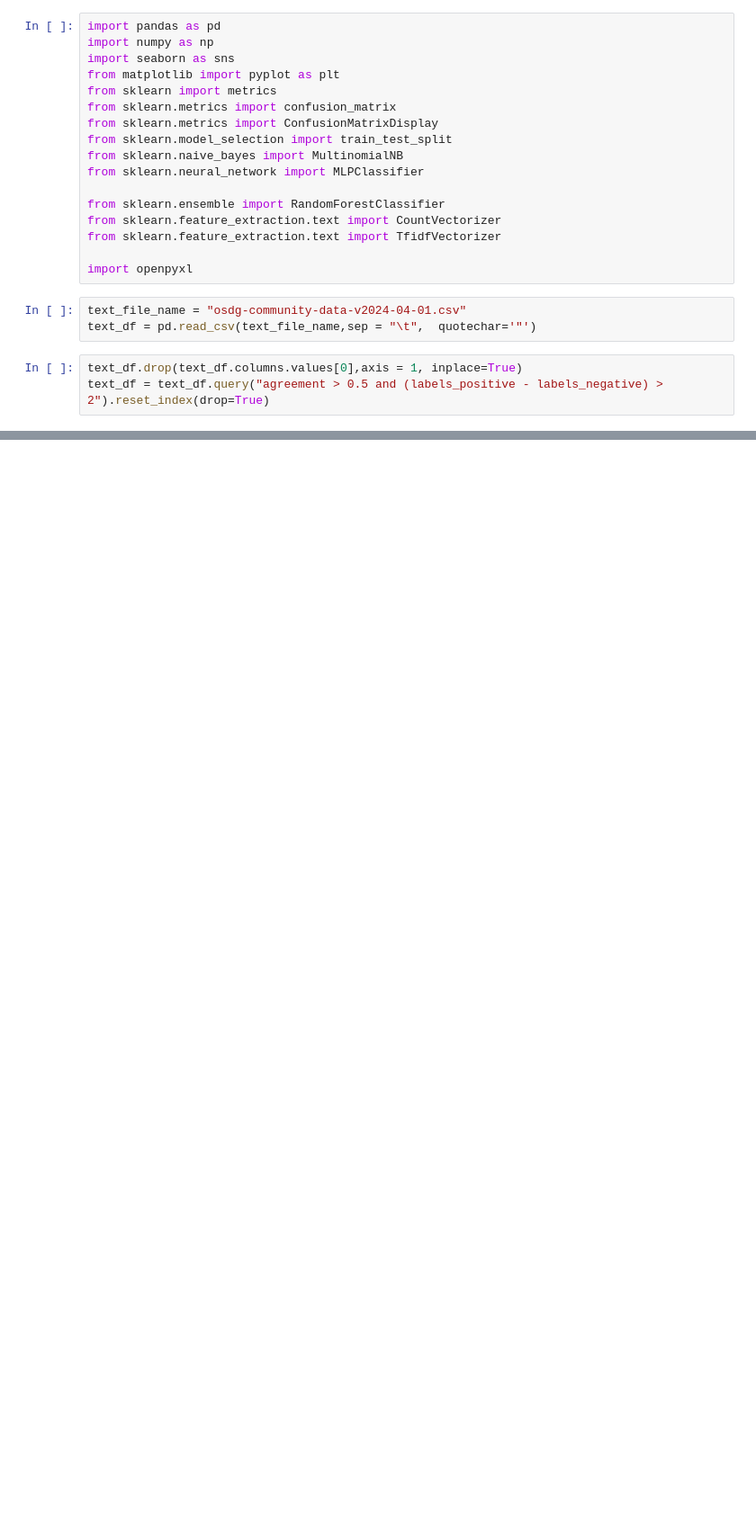
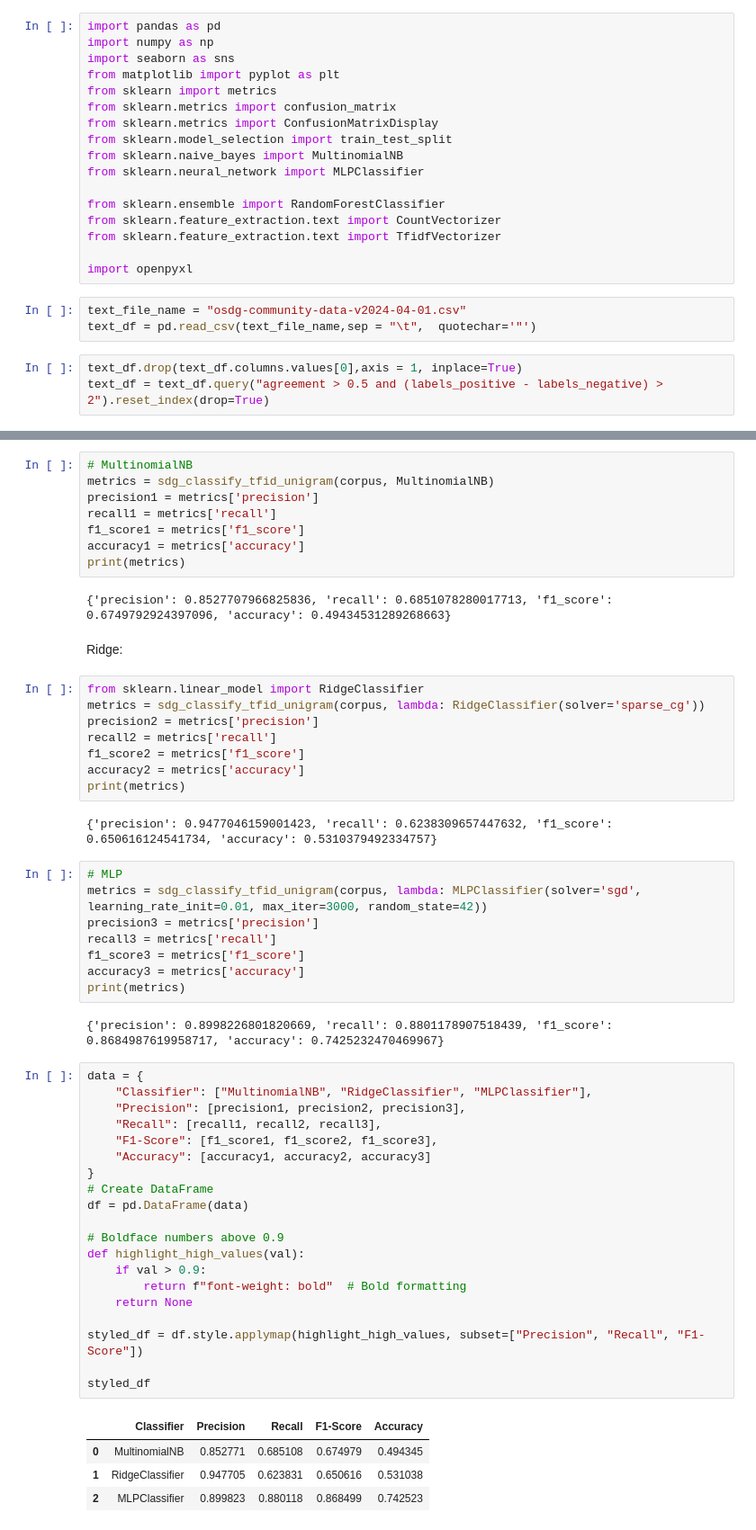
Before and after one commit to J03huaY/Math485, a Jupyter notebook: textdata_project.ipynb, the cells around one changed output, grey strips where cells are left out. Shown: that part at 90% size. Cells and saved outputs as stored; diff of their text form; blank space fills up the shorter version.

Commit message:
Final commit of text data

```diff
--- a/textdata_project.ipynb
+++ b/textdata_project.ipynb
@@ -83,0 +474,57 @@ sdg_classify(corpus, RandomForestClassifier)
+# %%
+# MultinomialNB
+metrics = sdg_classify_tfid_unigram(corpus, MultinomialNB)
+precision1 = metrics['precision']
+recall1 = metrics['recall']
+f1_score1 = metrics['f1_score']
+accuracy1 = metrics['accuracy']
+print(metrics)
+# %% [output]
+{'precision': 0.8527707966825836, 'recall': 0.6851078280017713, 'f1_score': 0.6749792924397096, 'accuracy': 0.49434531289268663}
+# %% [markdown]
+Ridge:
+# %%
+from sklearn.linear_model import RidgeClassifier
+metrics = sdg_classify_tfid_unigram(corpus, lambda: RidgeClassifier(solver='sparse_cg'))
+precision2 = metrics['precision']
+recall2 = metrics['recall']
+f1_score2 = metrics['f1_score']
+accuracy2 = metrics['accuracy']
+print(metrics)
+# %% [output]
+{'precision': 0.9477046159001423, 'recall': 0.6238309657447632, 'f1_score': 0.650616124541734, 'accuracy': 0.5310379492334757}
+# %%
+# MLP
+metrics = sdg_classify_tfid_unigram(corpus, lambda: MLPClassifier(solver='sgd', learning_rate_init=0.01, max_iter=3000, random_state=42))
+precision3 = metrics['precision']
+recall3 = metrics['recall']
+f1_score3 = metrics['f1_score']
+accuracy3 = metrics['accuracy']
+print(metrics)
+# %% [output]
+{'precision': 0.8998226801820669, 'recall': 0.8801178907518439, 'f1_score': 0.8684987619958717, 'accuracy': 0.7425232470469967}
+# %%
+data = {
+    "Classifier": ["MultinomialNB", "RidgeClassifier", "MLPClassifier"],
+    "Precision": [precision1, precision2, precision3],
+    "Recall": [recall1, recall2, recall3],
+    "F1-Score": [f1_score1, f1_score2, f1_score3],
+    "Accuracy": [accuracy1, accuracy2, accuracy3]
+}
+# Create DataFrame
+df = pd.DataFrame(data)
+
+# Boldface numbers above 0.9
+def highlight_high_values(val):
+    if val > 0.9:
+        return f"font-weight: bold"  # Bold formatting
+    return None
+
+styled_df = df.style.applymap(highlight_high_values, subset=["Precision", "Recall", "F1-Score"])
+
+styled_df
+# %% [output]
+|  | Classifier | Precision | Recall | F1-Score | Accuracy |
+| 0 | MultinomialNB | 0.852771 | 0.685108 | 0.674979 | 0.494345 |
+| 1 | RidgeClassifier | 0.947705 | 0.623831 | 0.650616 | 0.531038 |
+| 2 | MLPClassifier | 0.899823 | 0.880118 | 0.868499 | 0.742523 |
```
Also changed, not shown: parts of 33 cells of this notebook.
